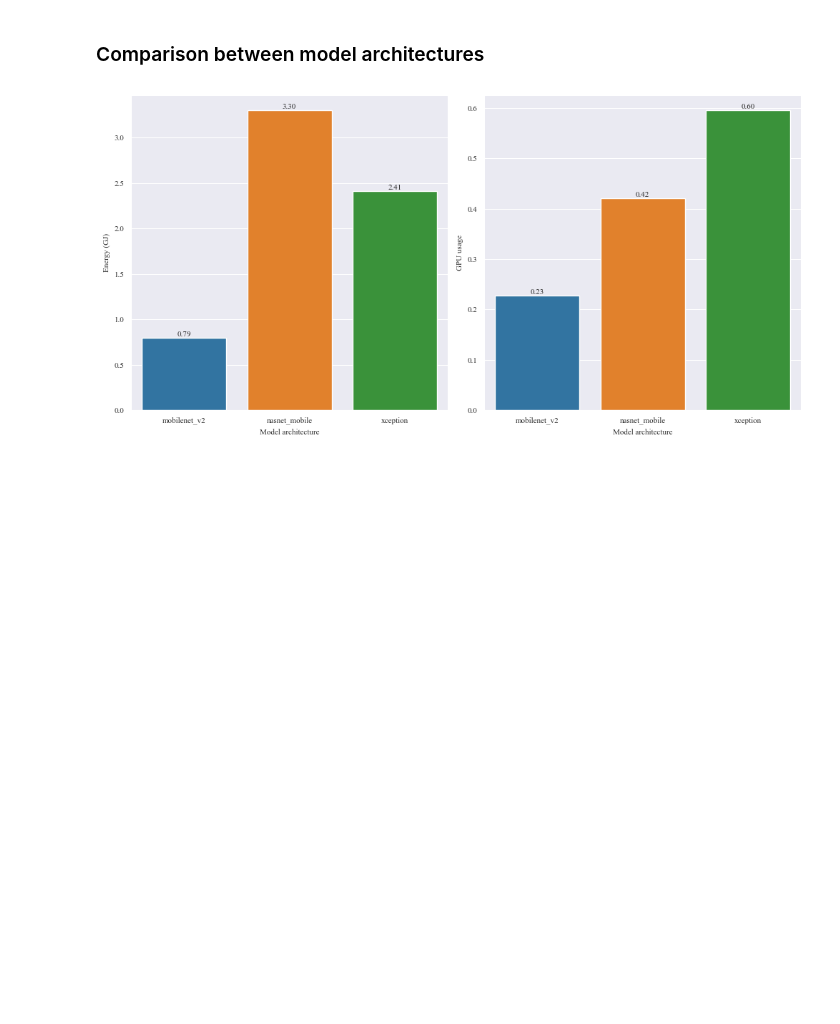
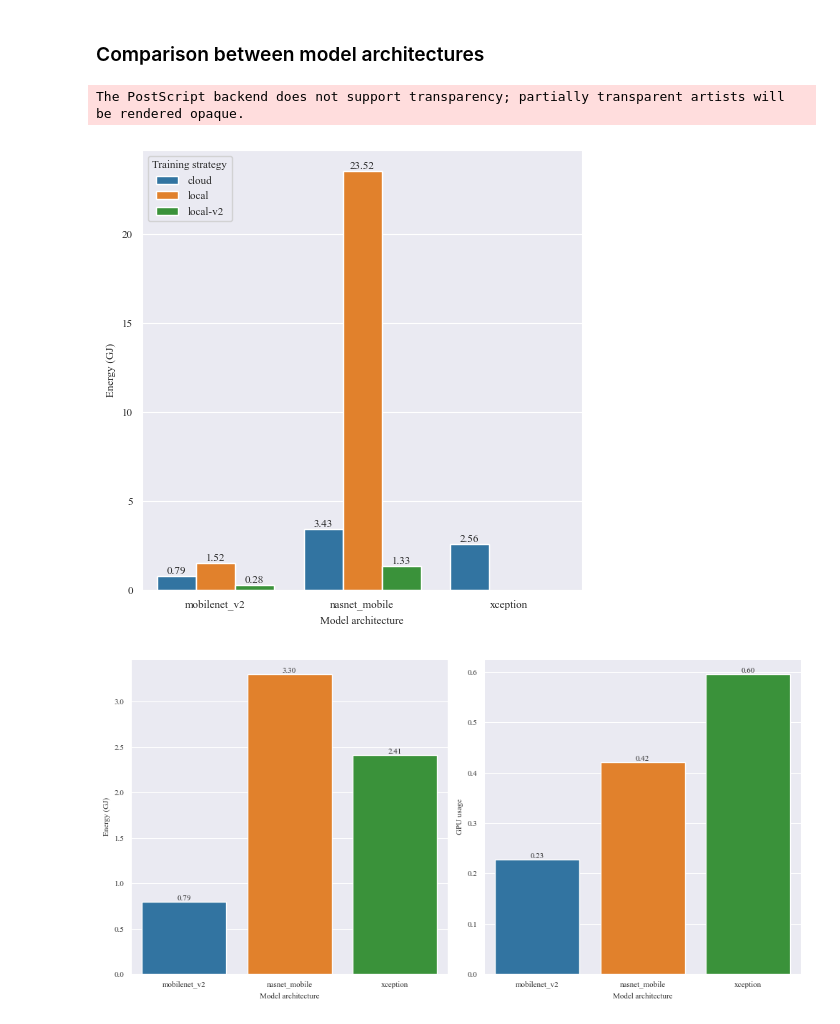
Before and after one commit to santidrj/DL-energetic-impact-analysis, a Jupyter notebook: data-analysis.ipynb, the cells around one changed output. Saved outputs shown, nothing was run; the diff lists cells and outputs as text; code cells hidden in the pictures; blank space fills up the shorter version.

```diff
--- a/data-analysis.ipynb
+++ b/data-analysis.ipynb
@@ -176,6 +178,9 @@ def barplot(
     figsize=(5, 5),
     barlabel=False,
 ):
+    if barlabel and errorbar is not None:
+        raise Warning("Setting using the errorbar and barlabel parameters will produce overlapping labels. Please use one or the other.")
+
     fig = plt.figure(figsize=figsize)
     ax = fig.add_subplot(111)
     ax = sns.barplot(
@@ -800,6 +805,22 @@ boxplot(
 [figure]
 # %% [markdown]
 ### Comparison between model architectures
+# %%
+_, ax = barplot(
+    analysis_df,
+    x="architecture",
+    y="energy",
+    hue="training strategy",
+    estimator="median",
+    xlabel="Model architecture",
+    ylabel="Energy (GJ)",
+    barlabel=True,
+)
+ax.legend(title="Training strategy")
+plt.savefig(os.path.join(FIGURES_DIR, "energy-comparison-full.eps"))
+# %% [output]
+The PostScript backend does not support transparency; partially transparent artists will be rendered opaque.
+[figure, added]
 # %%
 fig, (ax1, ax2) = plt.subplots(1, 2, figsize=(10, 5))
 cloud_energy = pd.concat(
```
Also changed, not shown: parts of 22 cells of this notebook, 3 other files.
